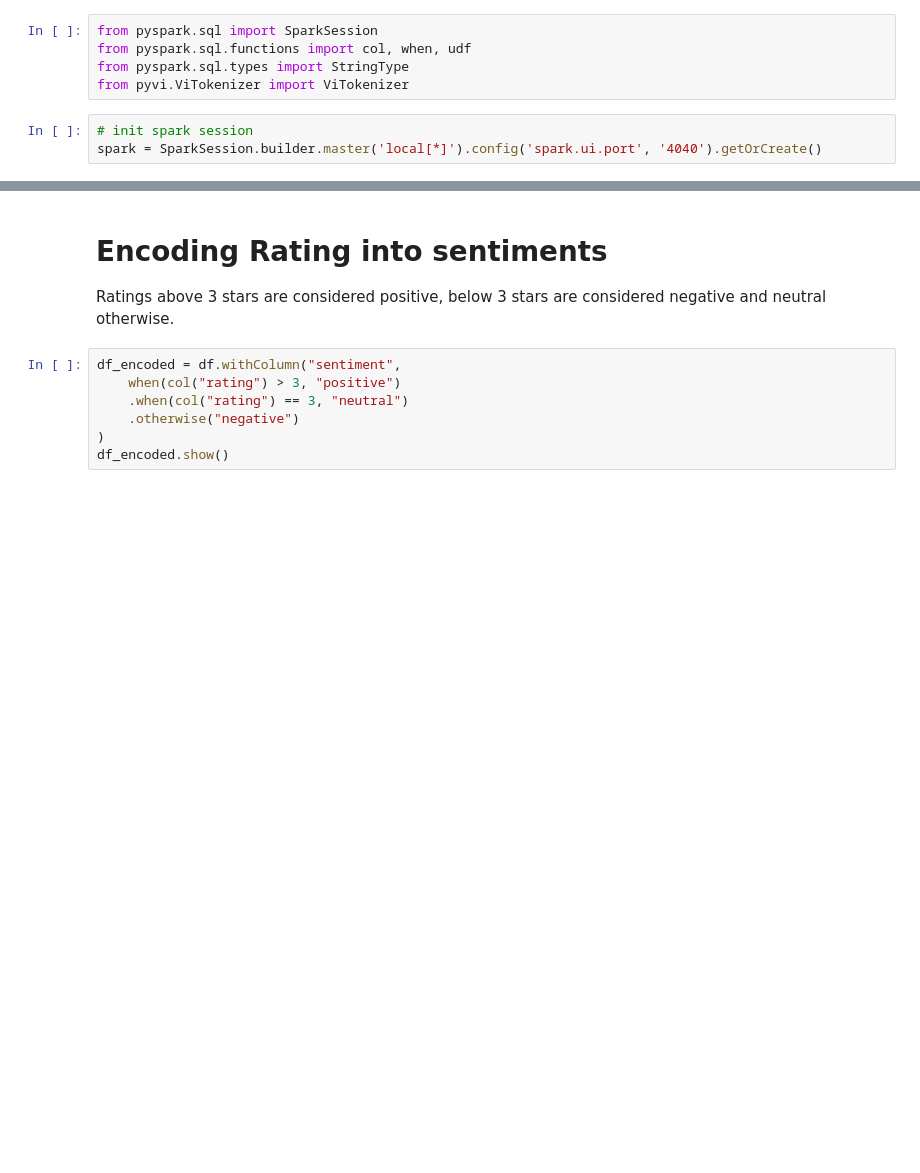
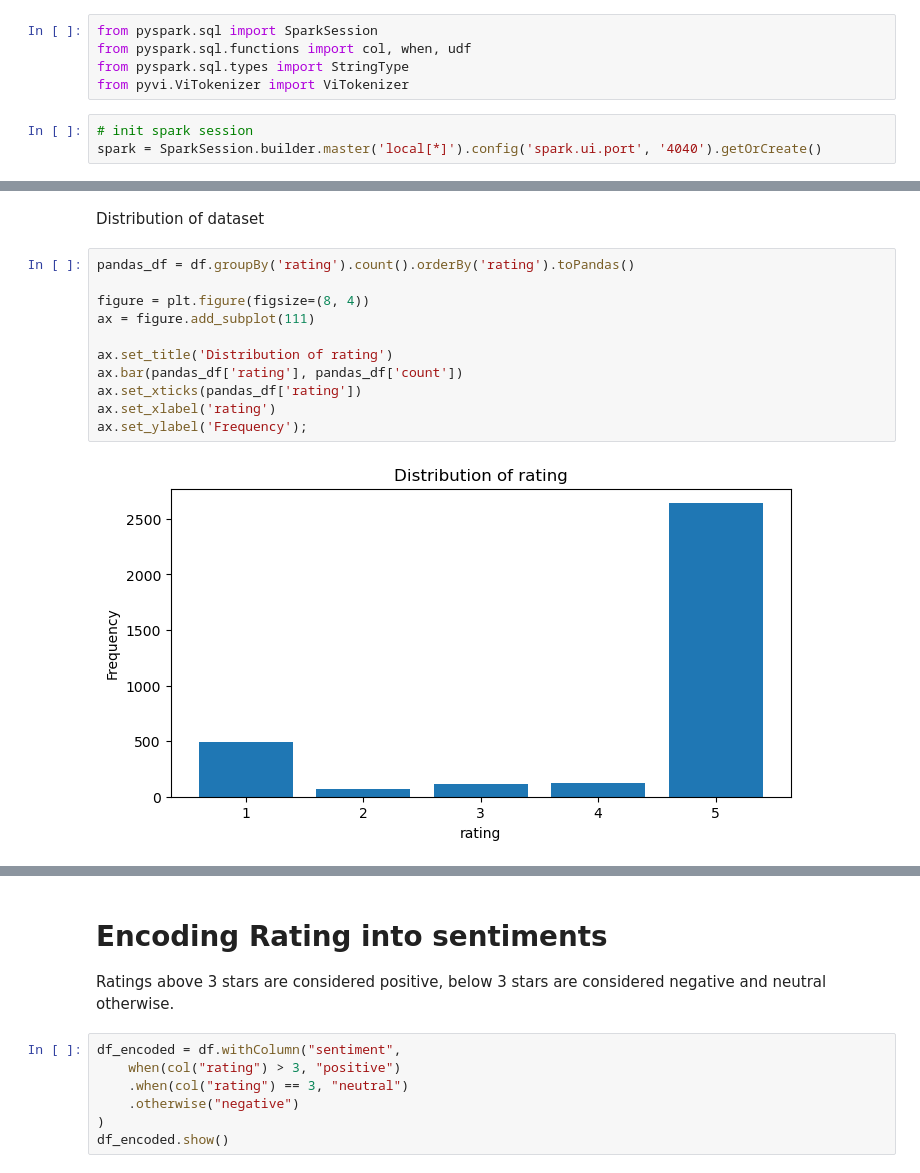
Before and after one commit to Ngoc-Cac/kfc-reviews-with-bigdata, a Jupyter notebook: sentiment_analysis/preprocessing.ipynb, the cells around one changed output, grey strips where cells are left out. Drawn from its saved outputs; the diff is of its cells as text; blank space fills up the shorter version.

Commit message:
add overview of dataset

```diff
--- a/sentiment_analysis/preprocessing.ipynb
+++ b/sentiment_analysis/preprocessing.ipynb
@@ -30,0 +35,15 @@ only showing top 20 rows
+# %% [markdown]
+Distribution of dataset
+# %%
+pandas_df = df.groupBy('rating').count().orderBy('rating').toPandas()
+
+figure = plt.figure(figsize=(8, 4))
+ax = figure.add_subplot(111)
+
+ax.set_title('Distribution of rating')
+ax.bar(pandas_df['rating'], pandas_df['count'])
+ax.set_xticks(pandas_df['rating'])
+ax.set_xlabel('rating')
+ax.set_ylabel('Frequency');
+# %% [output]
+[figure, added]
```
Also changed, not shown: parts of 4 cells of this notebook.
